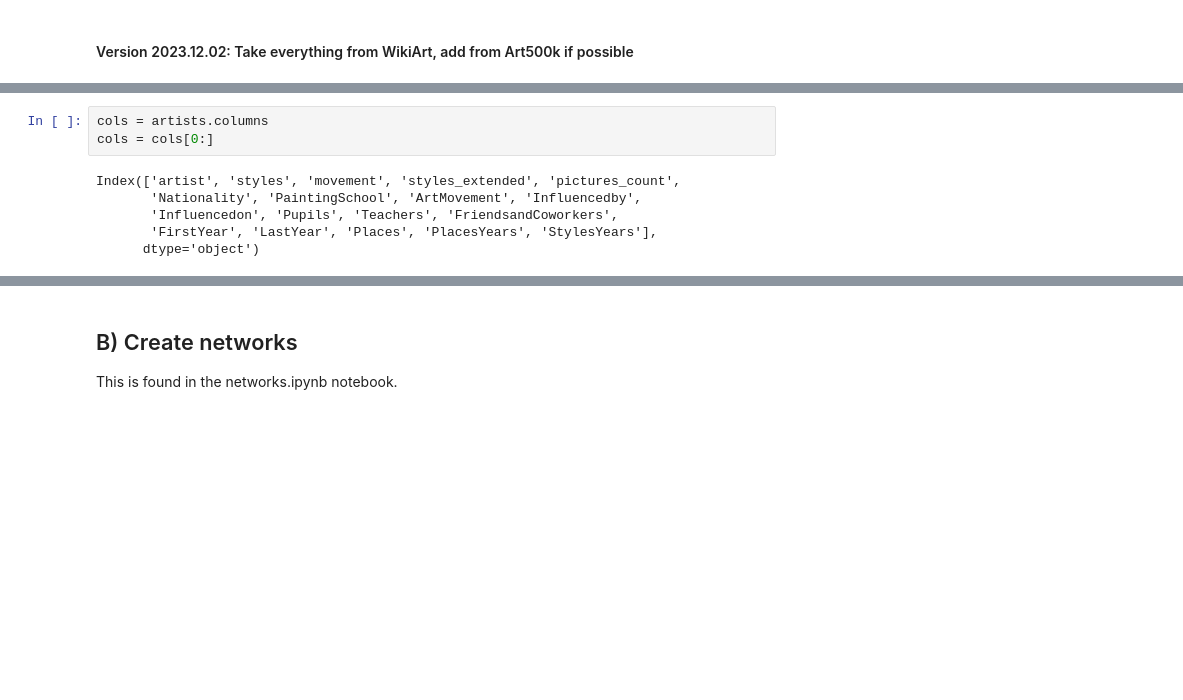
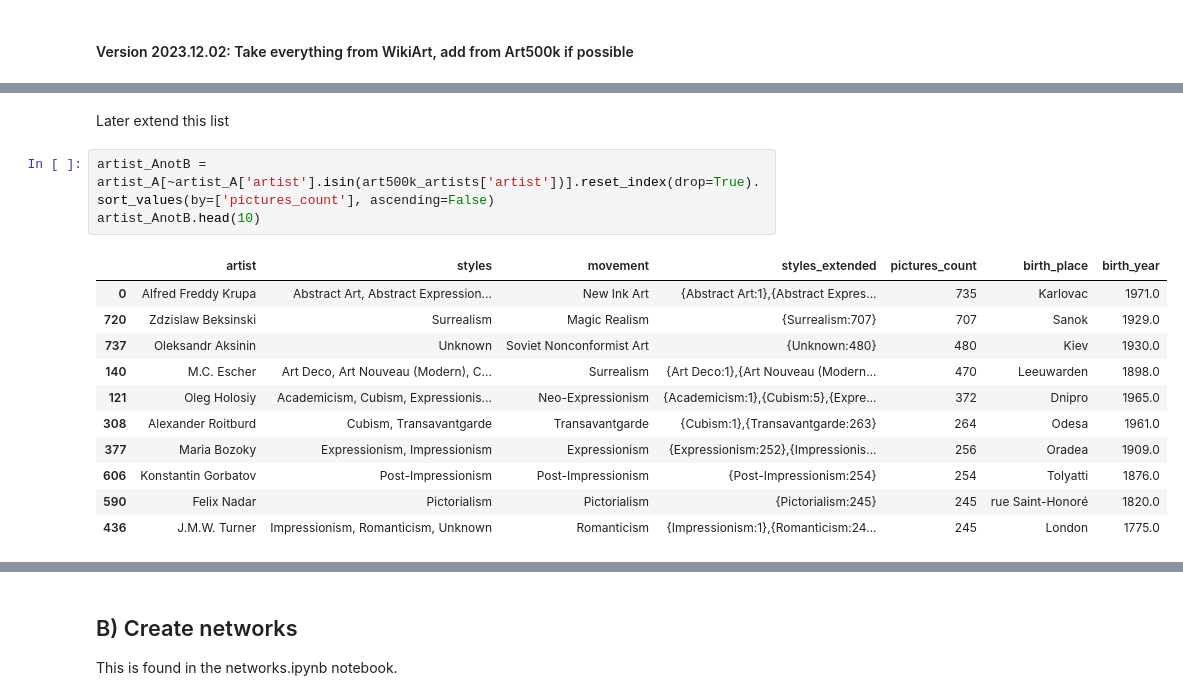
Before and after one commit to me9hanics/ArtProject, a Jupyter notebook: datasets_notebook.ipynb, the cells around one changed output, grey strips where cells are left out. Drawn from its saved outputs; the diff is of its cells as text; blank space fills up the shorter version.

```diff
--- a/datasets_notebook.ipynb
+++ b/datasets_notebook.ipynb
@@ -193,9 +193,17 @@ artists
-# %%
-cols = artists.columns
-cols = cols[0:]
-# %% [output]
-Index(['artist', 'styles', 'movement', 'styles_extended', 'pictures_count',
-       'Nationality', 'PaintingSchool', 'ArtMovement', 'Influencedby',
-       'Influencedon', 'Pupils', 'Teachers', 'FriendsandCoworkers',
-       'FirstYear', 'LastYear', 'Places', 'PlacesYears', 'StylesYears'],
-      dtype='object')
+# %% [markdown]
+Later extend this list
+# %%
+artist_AnotB = artist_A[~artist_A['artist'].isin(art500k_artists['artist'])].reset_index(drop=True).sort_values(by=['pictures_count'], ascending=False)
+artist_AnotB.head(10)
+# %% [output]
+|  | artist | styles | movement | styles_extended | pictures_count | birth_place | birth_year |
+| 0 | Alfred Freddy Krupa | Abstract Art, Abstract Expression... | New Ink Art | {Abstract Art:1},{Abstract Expres... | 735 | Karlovac | 1971.0 |
+| 720 | Zdzislaw Beksinski | Surrealism | Magic Realism | {Surrealism:707} | 707 | Sanok | 1929.0 |
+| 737 | Oleksandr Aksinin | Unknown | Soviet Nonconformist Art | {Unknown:480} | 480 | Kiev | 1930.0 |
+| 140 | M.C. Escher | Art Deco, Art Nouveau (Modern), C... | Surrealism | {Art Deco:1},{Art Nouveau (Modern... | 470 | Leeuwarden | 1898.0 |
+| 121 | Oleg Holosiy | Academicism, Cubism, Expressionis... | Neo-Expressionism | {Academicism:1},{Cubism:5},{Expre... | 372 | Dnipro | 1965.0 |
+| 308 | Alexander Roitburd | Cubism, Transavantgarde | Transavantgarde | {Cubism:1},{Transavantgarde:263} | 264 | Odesa | 1961.0 |
+| 377 | Maria Bozoky | Expressionism, Impressionism | Expressionism | {Expressionism:252},{Impressionis... | 256 | Oradea | 1909.0 |
+| 606 | Konstantin Gorbatov | Post-Impressionism | Post-Impressionism | {Post-Impressionism:254} | 254 | Tolyatti | 1876.0 |
+| 590 | Felix Nadar | Pictorialism | Pictorialism | {Pictorialism:245} | 245 | rue Saint-Honoré | 1820.0 |
+| 436 | J.M.W. Turner | Impressionism, Romanticism, Unknown | Romanticism | {Impressionism:1},{Romanticism:24... | 245 | London | 1775.0 |
```
Also changed, not shown: parts of 4 cells of this notebook, 1 other file.
